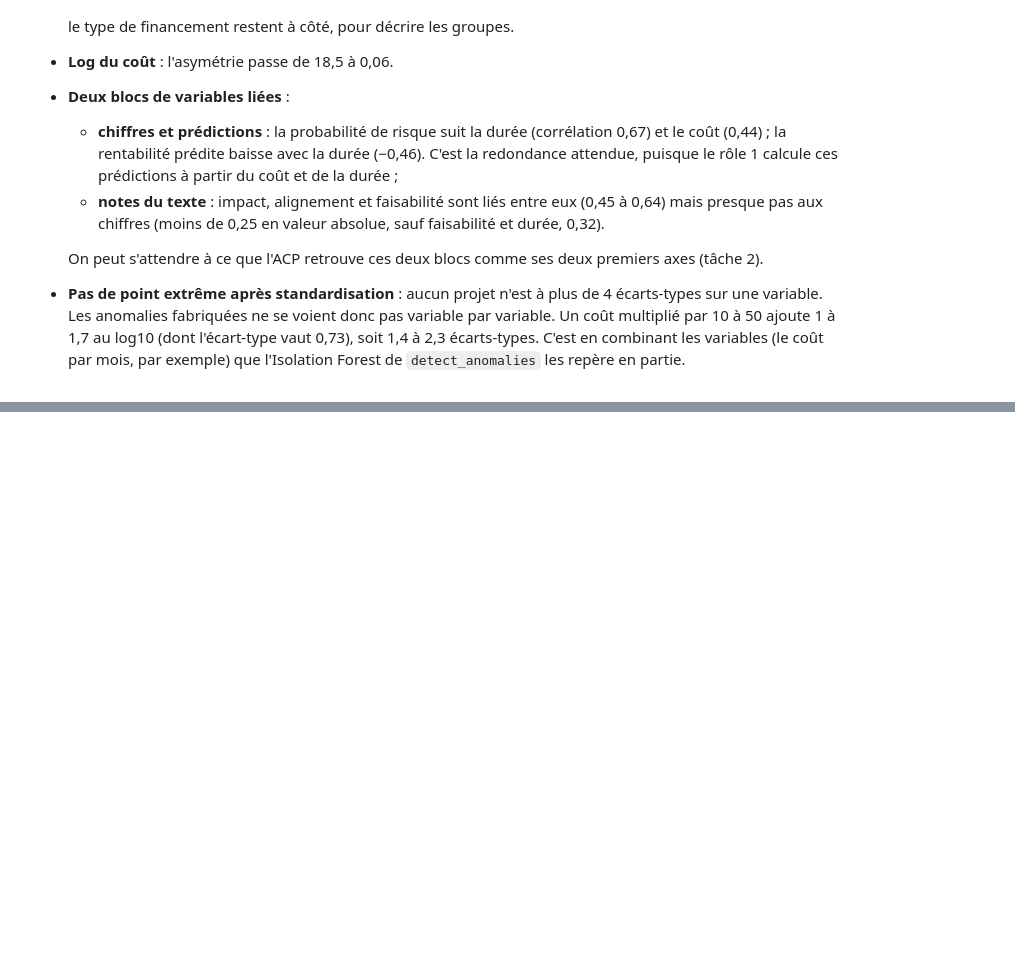
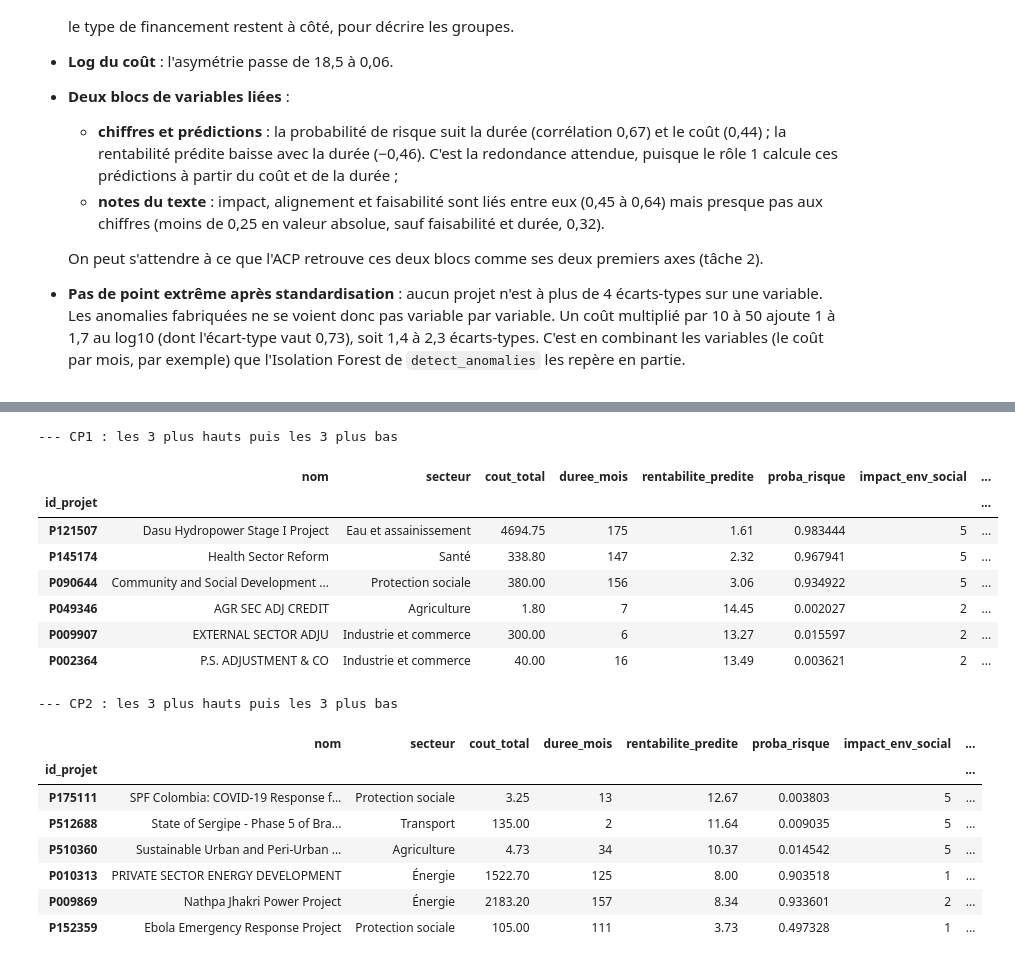
Before and after one commit to IlyasBBB/ia-agentique-investissement, a Jupyter notebook: notebooks/role2/01_non_supervise.ipynb, the cells around one changed output, grey strips where cells are left out. Cells and saved outputs as stored; diff of their text form; code cells hidden in the pictures; blank space fills up the shorter version.

```diff
--- a/notebooks/role2/01_non_supervise.ipynb
+++ b/notebooks/role2/01_non_supervise.ipynb
@@ -173,0 +314,27 @@ Series([], )
+# %%
+# Projets les plus extrêmes sur chaque axe (pour illustrer les noms des axes)
+apercu = donnees.set_index("id_projet")[["nom", "secteur", "cout_total", "duree_mois", "rentabilite_predite",
+                                         "proba_risque", *NOTES]]
+for axe in ["CP1", "CP2"]:
+    print(f"--- {axe} : les 3 plus hauts puis les 3 plus bas")
+    ids = list(coordonnees[axe].nlargest(3).index) + list(coordonnees[axe].nsmallest(3).index)
+    display(apercu.loc[ids].assign(**{axe: coordonnees.loc[ids, axe].round(2)}))
+# %% [output]
+--- CP1 : les 3 plus hauts puis les 3 plus bas
+|  | nom | secteur | cout_total | duree_mois | rentabilite_predite | proba_risque | impact_env_social | ... |
+| id_projet |  |  |  |  |  |  |  | ... |
+| P121507 | Dasu Hydropower Stage I Project | Eau et assainissement | 4694.75 | 175 | 1.61 | 0.983444 | 5 | ... |
+| P145174 | Health Sector Reform | Santé | 338.80 | 147 | 2.32 | 0.967941 | 5 | ... |
+| P090644 | Community and Social Development ... | Protection sociale | 380.00 | 156 | 3.06 | 0.934922 | 5 | ... |
+| P049346 | AGR SEC ADJ CREDIT | Agriculture | 1.80 | 7 | 14.45 | 0.002027 | 2 | ... |
+| P009907 | EXTERNAL SECTOR ADJU | Industrie et commerce | 300.00 | 6 | 13.27 | 0.015597 | 2 | ... |
+| P002364 | P.S. ADJUSTMENT & CO | Industrie et commerce | 40.00 | 16 | 13.49 | 0.003621 | 2 | ... |
+--- CP2 : les 3 plus hauts puis les 3 plus bas
+|  | nom | secteur | cout_total | duree_mois | rentabilite_predite | proba_risque | impact_env_social | ... |
+| id_projet |  |  |  |  |  |  |  | ... |
+| P175111 | SPF Colombia: COVID-19 Response f... | Protection sociale | 3.25 | 13 | 12.67 | 0.003803 | 5 | ... |
+| P512688 | State of Sergipe - Phase 5 of Bra... | Transport | 135.00 | 2 | 11.64 | 0.009035 | 5 | ... |
+| P510360 | Sustainable Urban and Peri-Urban ... | Agriculture | 4.73 | 34 | 10.37 | 0.014542 | 5 | ... |
+| P010313 | PRIVATE SECTOR ENERGY DEVELOPMENT | Énergie | 1522.70 | 125 | 8.00 | 0.903518 | 1 | ... |
+| P009869 | Nathpa Jhakri Power Project | Énergie | 2183.20 | 157 | 8.34 | 0.933601 | 2 | ... |
+| P152359 | Ebola Emergency Response Project | Protection sociale | 105.00 | 111 | 3.73 | 0.497328 | 1 | ... |
```
Also changed, not shown: parts of 10 cells of this notebook, 4 other files.
